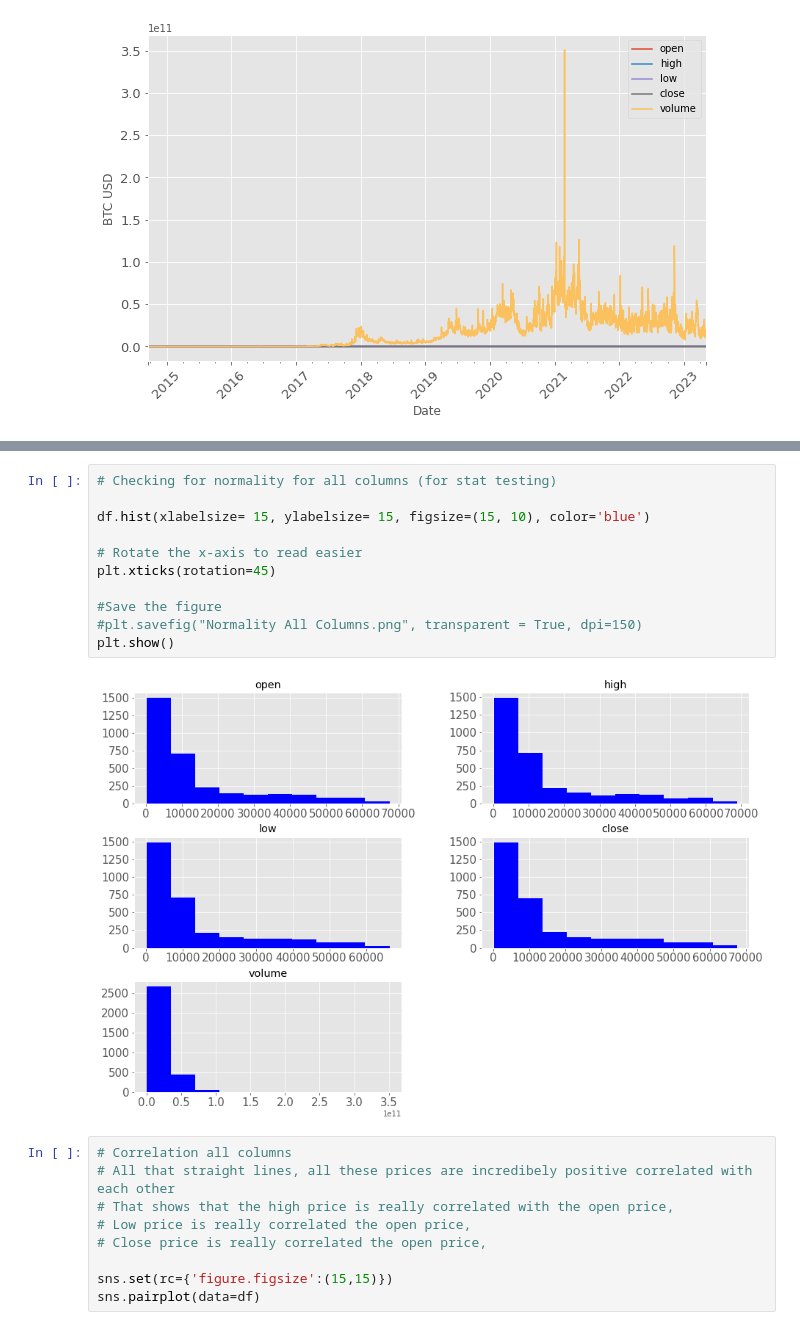
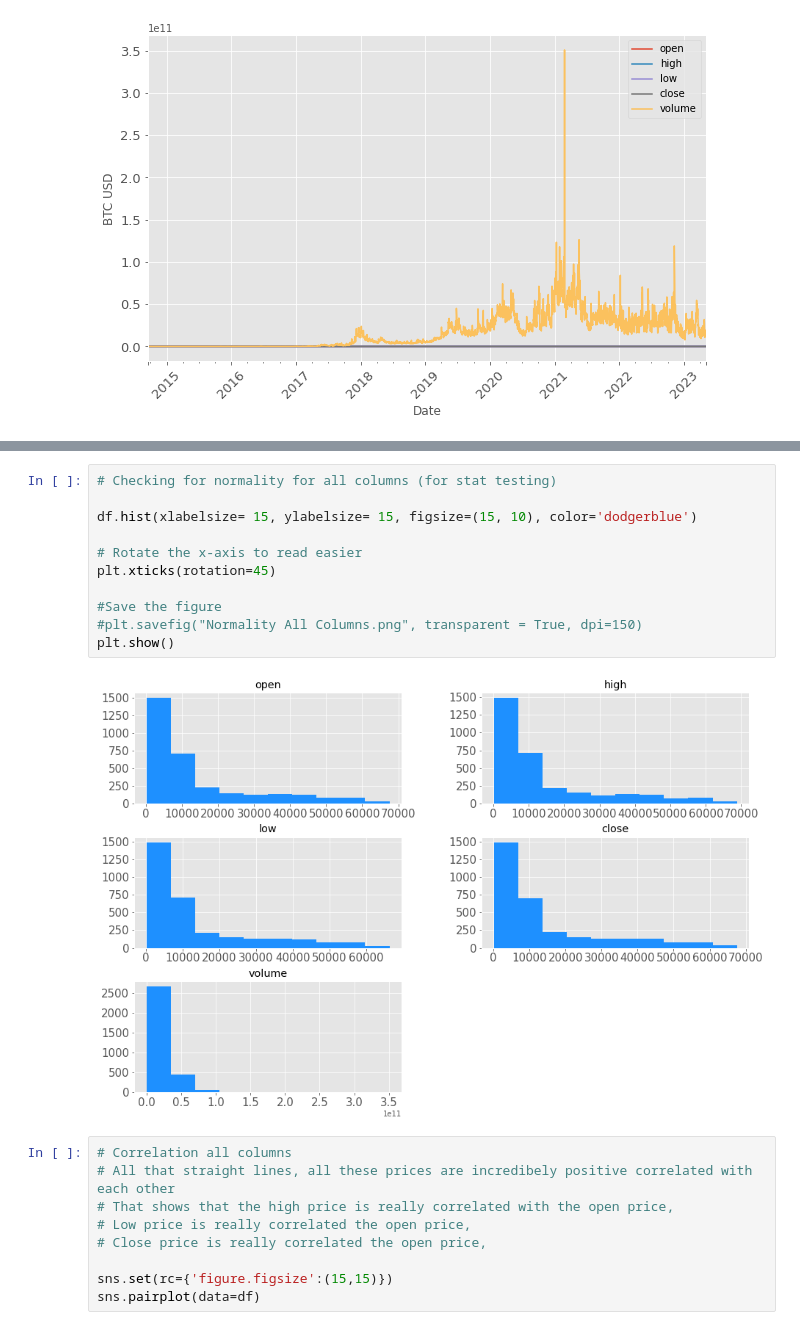
Before and after one commit to drykvf/Bitcoin_Pred_022023, a Jupyter notebook: Bitcoin Price Pred-HeraK.ipynb, the cells around one changed output, grey strips where cells are left out. Drawn from its saved outputs; the diff is of its cells as text.

```diff
--- a/Bitcoin Price Pred-HeraK.ipynb
+++ b/Bitcoin Price Pred-HeraK.ipynb
@@ -244,16 +244,16 @@ plt.show()
 # %%
 # Checking for normality for all columns (for stat testing)
 
-df.hist(xlabelsize= 15, ylabelsize= 15, figsize=(15, 10), color='blue')
+df.hist(xlabelsize= 15, ylabelsize= 15, figsize=(15, 10), color='dodgerblue')
 
 # Rotate the x-axis to read easier
 plt.xticks(rotation=45)
 
 #Save the figure
 #plt.savefig("Normality All Columns.png", transparent = True, dpi=150)
 plt.show()
 # %% [output]
-[figure, old version]
+[figure, new version]
 # %%
 # Correlation all columns
 # All that straight lines, all these prices are incredibely positive correlated with each other
```
Also changed, not shown: parts of 34 cells of this notebook.
